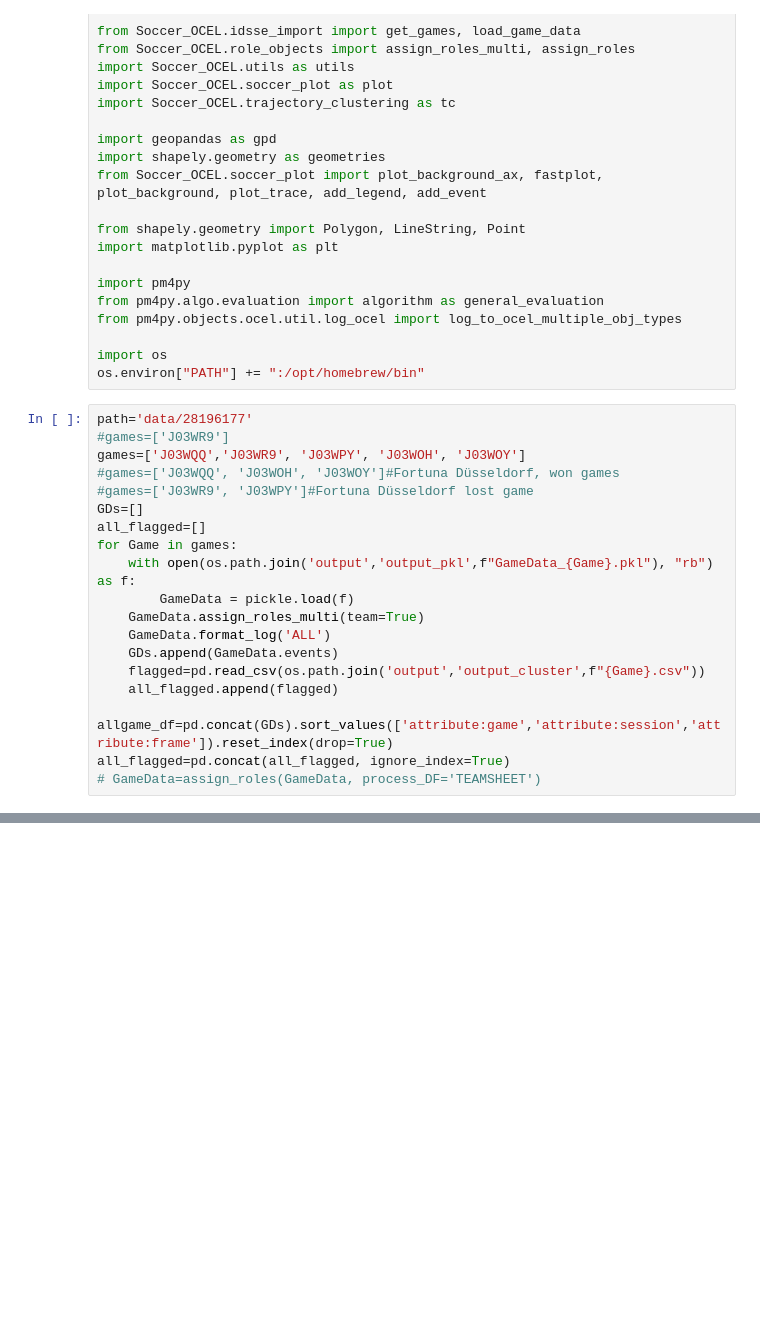
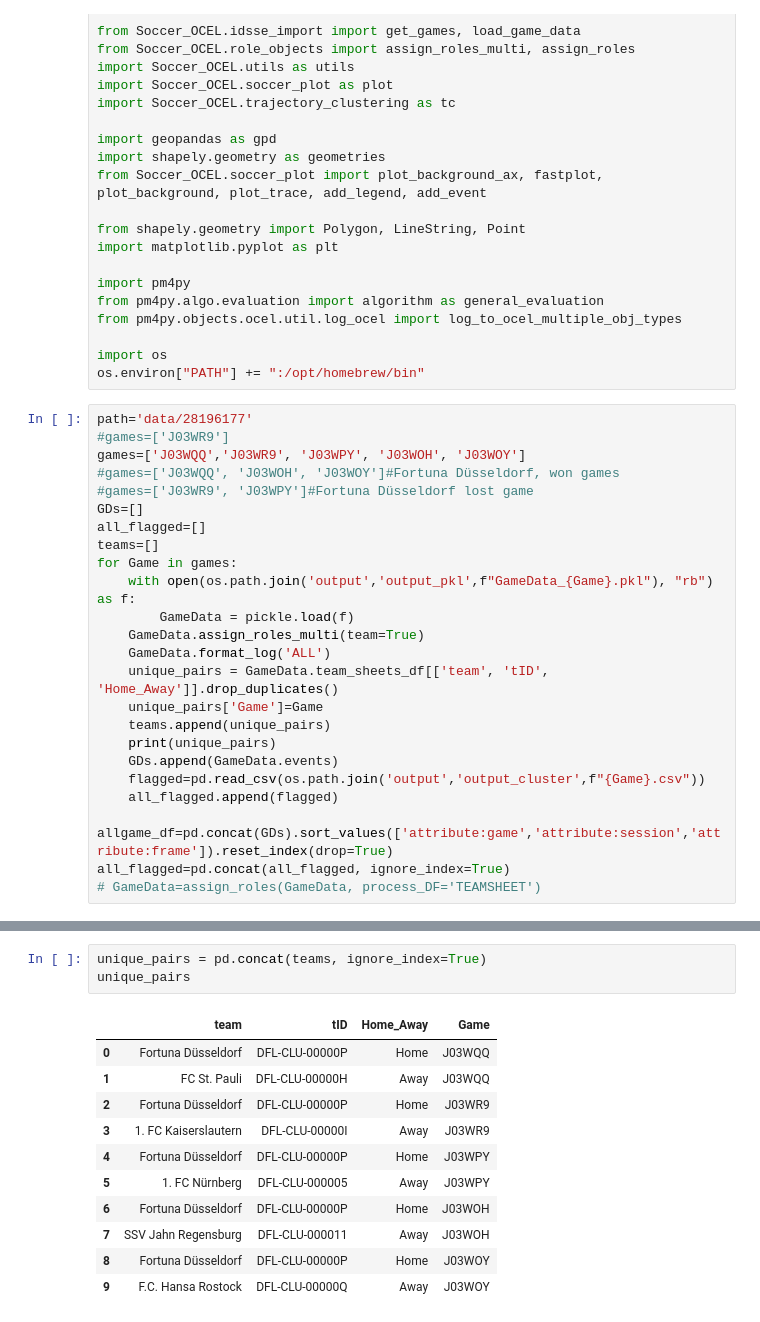
Before and after one commit to VitoChan01/Soccer, a Jupyter notebook: IDSSE_notebooks/OCPN_team.ipynb, the cells around one changed output, grey strips where cells are left out. Saved outputs shown, nothing was run; the diff lists cells and outputs as text; blank space fills up the shorter version.

```diff
--- a/IDSSE_notebooks/OCPN_team.ipynb
+++ b/IDSSE_notebooks/OCPN_team.ipynb
@@ -32,11 +32,16 @@ games=['J03WQQ','J03WR9', 'J03WPY', 'J03WOH', 'J03WOY']
 #games=['J03WR9', 'J03WPY']#Fortuna Düsseldorf lost game
 GDs=[]
 all_flagged=[]
+teams=[]
 for Game in games:
     with open(os.path.join('output','output_pkl',f"GameData_{Game}.pkl"), "rb") as f:
         GameData = pickle.load(f)
     GameData.assign_roles_multi(team=True)
     GameData.format_log('ALL')
+    unique_pairs = GameData.team_sheets_df[['team', 'tID', 'Home_Away']].drop_duplicates()
+    unique_pairs['Game']=Game
+    teams.append(unique_pairs)
+    print(unique_pairs)
     GDs.append(GameData.events)
     flagged=pd.read_csv(os.path.join('output','output_cluster',f"{Game}.csv"))
     all_flagged.append(flagged)
@@ -119,0 +68,15 @@ pm4py.visualization.petri_net.visualizer.apply(model, i_m, f_m)
+# %%
+unique_pairs = pd.concat(teams, ignore_index=True)
+unique_pairs
+# %% [output]
+|  | team | tID | Home_Away | Game |
+| 0 | Fortuna Düsseldorf | DFL-CLU-00000P | Home | J03WQQ |
+| 1 | FC St. Pauli | DFL-CLU-00000H | Away | J03WQQ |
+| 2 | Fortuna Düsseldorf | DFL-CLU-00000P | Home | J03WR9 |
+| 3 | 1. FC Kaiserslautern | DFL-CLU-00000I | Away | J03WR9 |
+| 4 | Fortuna Düsseldorf | DFL-CLU-00000P | Home | J03WPY |
+| 5 | 1. FC Nürnberg | DFL-CLU-000005 | Away | J03WPY |
+| 6 | Fortuna Düsseldorf | DFL-CLU-00000P | Home | J03WOH |
+| 7 | SSV Jahn Regensburg | DFL-CLU-000011 | Away | J03WOH |
+| 8 | Fortuna Düsseldorf | DFL-CLU-00000P | Home | J03WOY |
+| 9 | F.C. Hansa Rostock | DFL-CLU-00000Q | Away | J03WOY |
```
Also changed, not shown: parts of 28 cells of this notebook, 4 other files.
